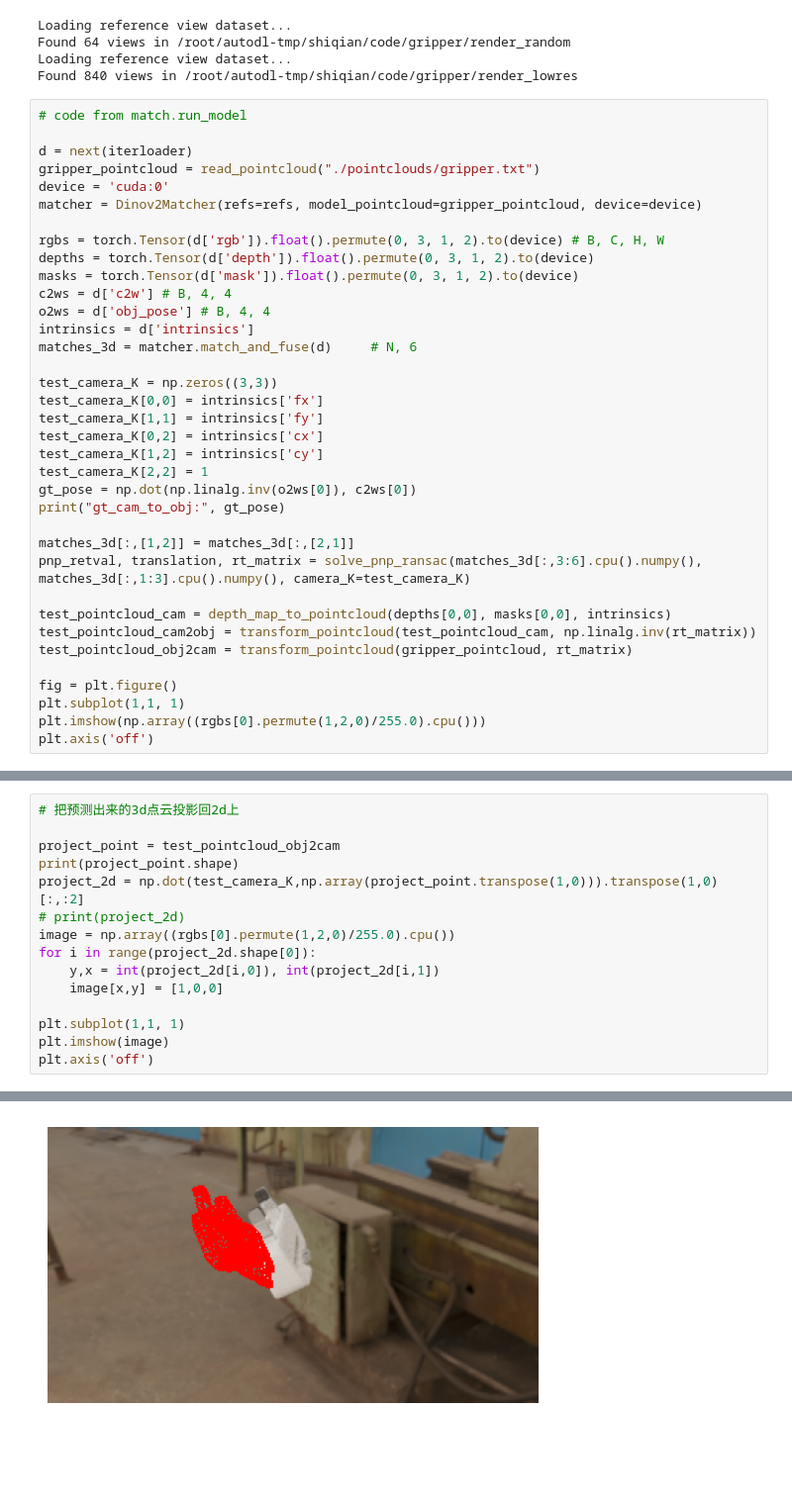
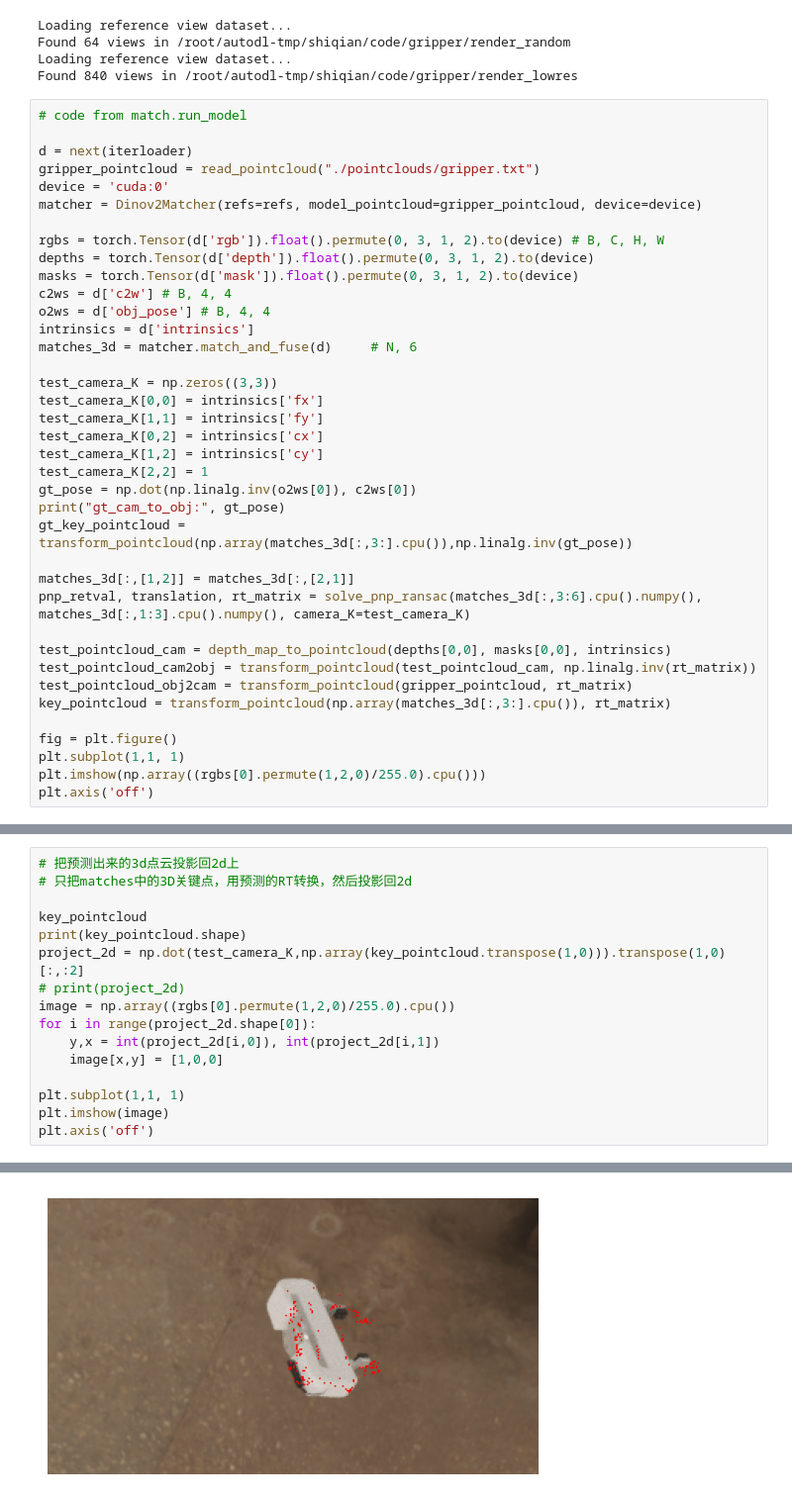
Before and after one commit to shelsql/gripper, a Jupyter notebook: optimize_reproject_error.ipynb, the cells around one changed output, grey strips where cells are left out. Shown at 99% size. Drawn from its saved outputs; the diff is of its cells as text; blank space fills up the shorter version.

```diff
--- a/optimize_reproject_error.ipynb
+++ b/optimize_reproject_error.ipynb
@@ -46,6 +46,7 @@ test_camera_K[1,2] = intrinsics['cy']
 test_camera_K[2,2] = 1
 gt_pose = np.dot(np.linalg.inv(o2ws[0]), c2ws[0])
 print("gt_cam_to_obj:", gt_pose)
+gt_key_pointcloud = transform_pointcloud(np.array(matches_3d[:,3:].cpu()),np.linalg.inv(gt_pose))
 
 matches_3d[:,[1,2]] = matches_3d[:,[2,1]]
 pnp_retval, translation, rt_matrix = solve_pnp_ransac(matches_3d[:,3:6].cpu().numpy(), matches_3d[:,1:3].cpu().numpy(), camera_K=test_camera_K)
@@ -53,6 +54,7 @@ pnp_retval, translation, rt_matrix = solve_pnp_ransac(matches_3d[:,3:6].cpu().nu
 test_pointcloud_cam = depth_map_to_pointcloud(depths[0,0], masks[0,0], intrinsics)
 test_pointcloud_cam2obj = transform_pointcloud(test_pointcloud_cam, np.linalg.inv(rt_matrix))
 test_pointcloud_obj2cam = transform_pointcloud(gripper_pointcloud, rt_matrix)
+key_pointcloud = transform_pointcloud(np.array(matches_3d[:,3:].cpu()), rt_matrix)
 
 fig = plt.figure()
 plt.subplot(1,1, 1)
@@ -124,9 +131,10 @@ torch.Size([122, 6])
 # %%
 # 把预测出来的3d点云投影回2d上
+# 只把matches中的3D关键点，用预测的RT转换，然后投影回2d
 
-project_point = test_pointcloud_obj2cam
-print(project_point.shape)
-project_2d = np.dot(test_camera_K,np.array(project_point.transpose(1,0))).transpose(1,0)[:,:2]
+key_pointcloud
+print(key_pointcloud.shape)
+project_2d = np.dot(test_camera_K,np.array(key_pointcloud.transpose(1,0))).transpose(1,0)[:,:2]
 # print(project_2d)
 image = np.array((rgbs[0].permute(1,2,0)/255.0).cpu())
 for i in range(project_2d.shape[0]):
@@ -141,2 +149,2 @@ plt.axis('off')
 (-0.5, 319.5, 179.5, -0.5)
-[figure, old version]
+[figure, new version]
```
Also changed, not shown: parts of 6 cells of this notebook.
